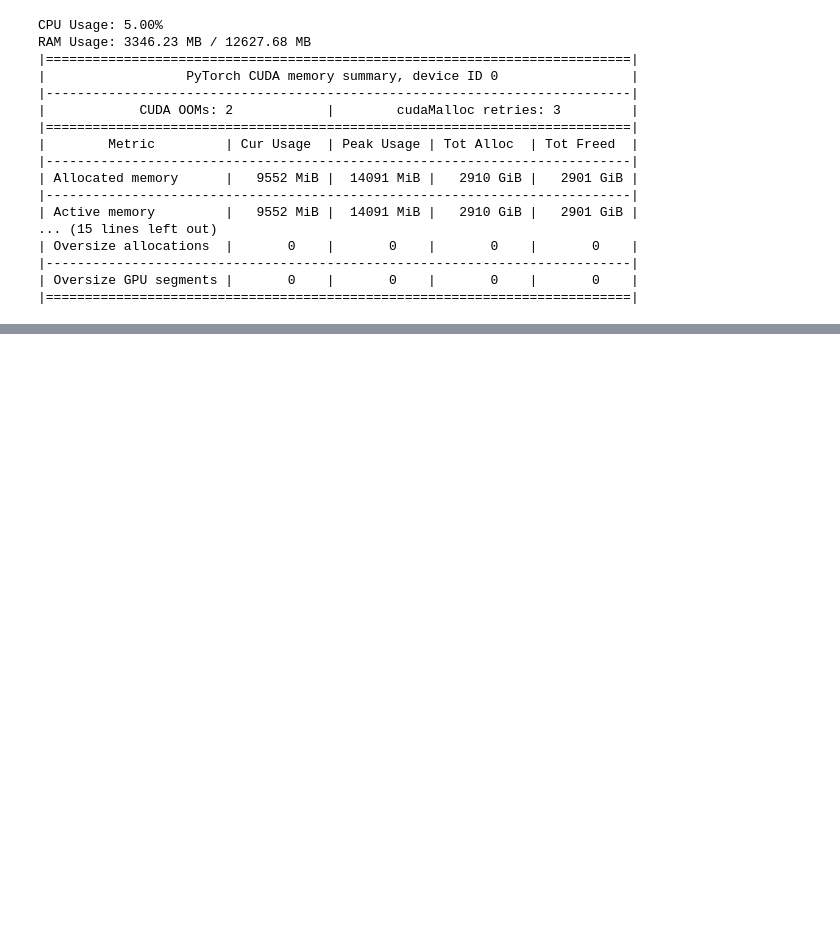
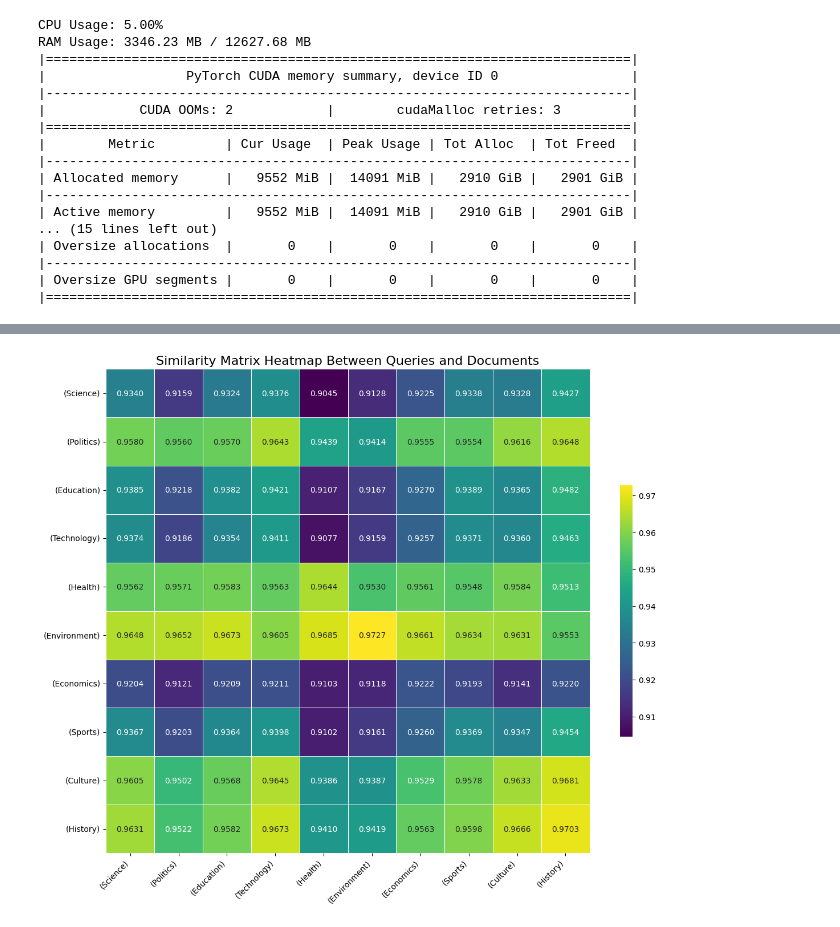
Before and after one commit to ShresthaAnkit/InternTasks, a Jupyter notebook: Alibaba Embedding Model Test/SentenceTransformerModelTest.ipynb, the cells around one changed output, grey strips where cells are left out. Cells and saved outputs as stored; diff of their text form; code cells hidden in the pictures; blank space fills up the shorter version.

Commit message:
add functions to test alibaba with llama.cpp

```diff
--- a/Alibaba Embedding Model Test/SentenceTransformerModelTest.ipynb
+++ b/Alibaba Embedding Model Test/SentenceTransformerModelTest.ipynb
@@ -402,0 +691,2 @@ RAM Usage: 3346.23 MB / 12627.68 MB
+# %%
+output = result.stdout.decode('utf-8')
@@ -402,0 +742,37 @@ RAM Usage: 3346.23 MB / 12627.68 MB
+# %%
+import subprocess
+@time_it
+def get_embedding(input):
+    try:
+      embeddings = []
+      for text in input:
+          print(f"Processing text: {text}")
+          # Run the command and capture output
+          result = subprocess.run(
+                        ["./llama-embedding", "-m", "../../model-Alibaba-f16.gguf", "-e", "-p", text, "-c", "32"],
+                        cwd="/content/llama.cpp/build/bin",
+                        check=True,
+                        capture_output=True
+                    )
+          # Check for errors
+          if result.returncode != 0:
+              print(f"Error: {result.stderr}")
+              return None
+          # Parse the embedding from the output
+          output = result.stdout.decode('utf-8')
+          embedding_start = "embedding 0:"
+          if embedding_start in output:
+              embedding_line = output.split(embedding_start)[1].strip()
+              embedding = list(map(float, embedding_line.split()))
+              embeddings.append(embedding)
+          else:
+              print("Embedding not found in the output.")
+              return None
+      return embeddings
+
+    except Exception as e:
+        print(f"An exception occurred: {e}")
+        return None
+# %%
+# Extract the embedding
+query_embeddings = get_embedding(['Hello'])
@@ -402,0 +783,2 @@ RAM Usage: 3346.23 MB / 12627.68 MB
+# %%
+document_embeddings = get_embedding(documents)
@@ -402,0 +796,4 @@ RAM Usage: 3346.23 MB / 12627.68 MB
+# %%
+show_heatmap(query_embeddings,document_embeddings)
+# %% [output]
+[figure, added]
```
Also changed, not shown: parts of 56 cells of this notebook.
